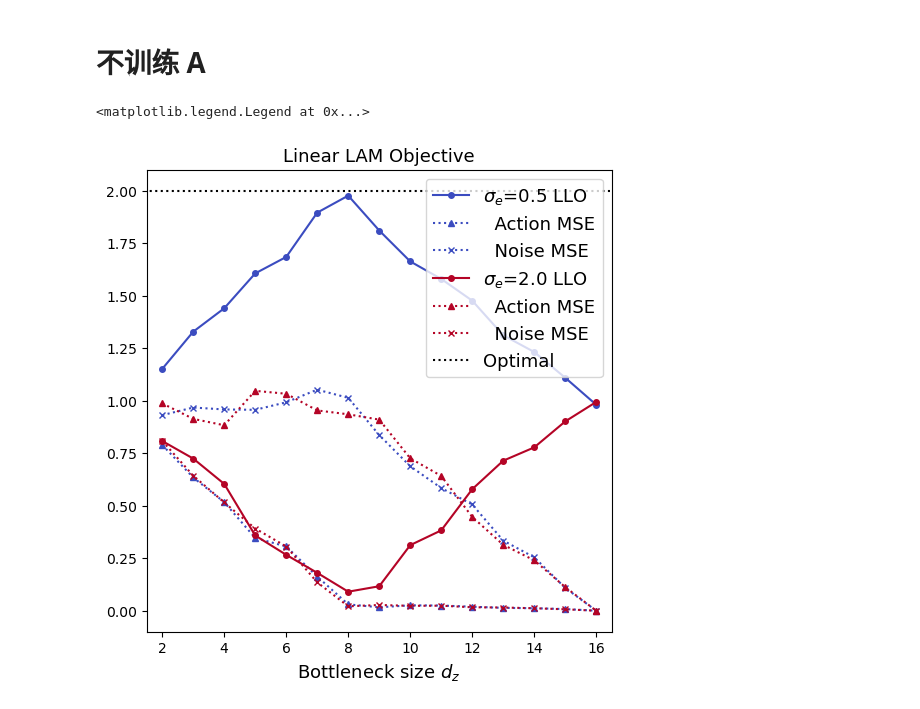
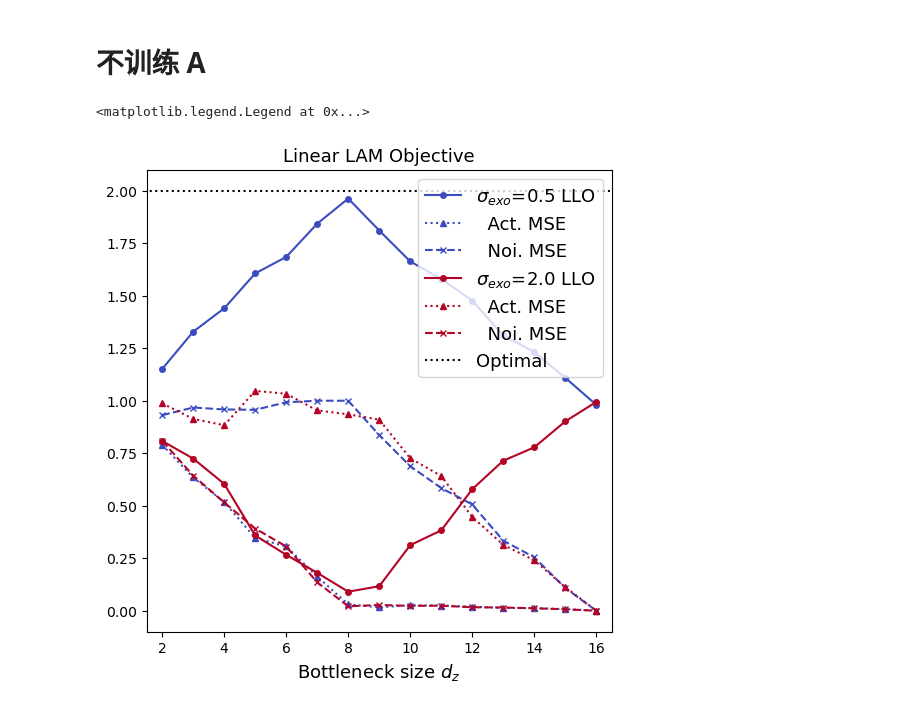
Before and after one commit to zhangchuheng123/LinearLAM, a Jupyter notebook: script20250319_new_4_3.ipynb, the cells around one changed output. Drawn from its saved outputs; the diff is of its cells as text; code cells hidden in the pictures.

```diff
--- a/script20250319_new_4_3.ipynb
+++ b/script20250319_new_4_3.ipynb
@@ -3,31 +3,34 @@
 # %%
 import matplotlib.pyplot as plt
 import pandas as pd
 
 
 total_record = pd.read_csv('scripts/4_3_False_long_train_predB.csv', index_col=0)
 total_record = total_record.loc[total_record['iter'] == 40000]
+total_record['noi_mse'] = total_record['noi_mse'] * (total_record['sigma'] ** 2)
+total_record['noi_mse'] = total_record['noi_mse'].clip(lower=0.0, upper=1.0)
+total_record['LLO'] = - total_record['act_mse'] + total_record['obs_mse'] + total_record['noi_mse']
 
 plt.figure(figsize=(6, 6))
 
 cmap = plt.get_cmap('coolwarm')
 norm = plt.Normalize(vmin=0, vmax=len(total_record.groupby('sigma')) - 1)
 
 counter = 0
 for sig_value, group in total_record.groupby('sigma'):
     # 按dz排序确保连线正确
     sorted_group = group.sort_values('dz')
-    plt.plot(sorted_group['dz'], - sorted_group['act_mse'] + sorted_group['obs_mse'] + sorted_group['noi_mse'] * (sig_value ** 2), label=f'$\sigma_e$={sig_value} LLO', marker='o', markersize=4, color=cmap(norm(counter)))
-    plt.plot(sorted_group['dz'], sorted_group['act_mse'], label=f'  Action MSE', ls=':', marker='^', markersize=4, color=cmap(norm(counter)))
-    plt.plot(sorted_group['dz'], sorted_group['noi_mse'] * (sig_value ** 2), label=f'  Noise MSE', ls=':', marker='x', markersize=4, color=cmap(norm(counter)))
+    plt.plot(sorted_group['dz'], sorted_group['LLO'], label=r'$\sigma_{exo}$='+f'{sig_value} LLO', marker='o', markersize=4, color=cmap(norm(counter)))
+    plt.plot(sorted_group['dz'], sorted_group['act_mse'], label=f'  Act. MSE', ls='dotted', marker='^', markersize=4, color=cmap(norm(counter)))
+    plt.plot(sorted_group['dz'], sorted_group['noi_mse'], label=f'  Noi. MSE', ls='dashed', marker='x', markersize=4, color=cmap(norm(counter)))
     counter += 1
 
 plt.plot([0, 17], [2, 2], 'k:', label='Optimal')
 
 plt.xlim([1.5, 16.5])
 plt.title(r'Linear LAM Objective', fontsize=13)
 plt.xlabel('Bottleneck size $d_z$', fontsize=13)
 plt.legend(fontsize=13)
 # %% [output]
 <matplotlib.legend.Legend at 0x...>
-[figure, old version]
+[figure, new version]
```
Also changed, not shown: 2 other files.
